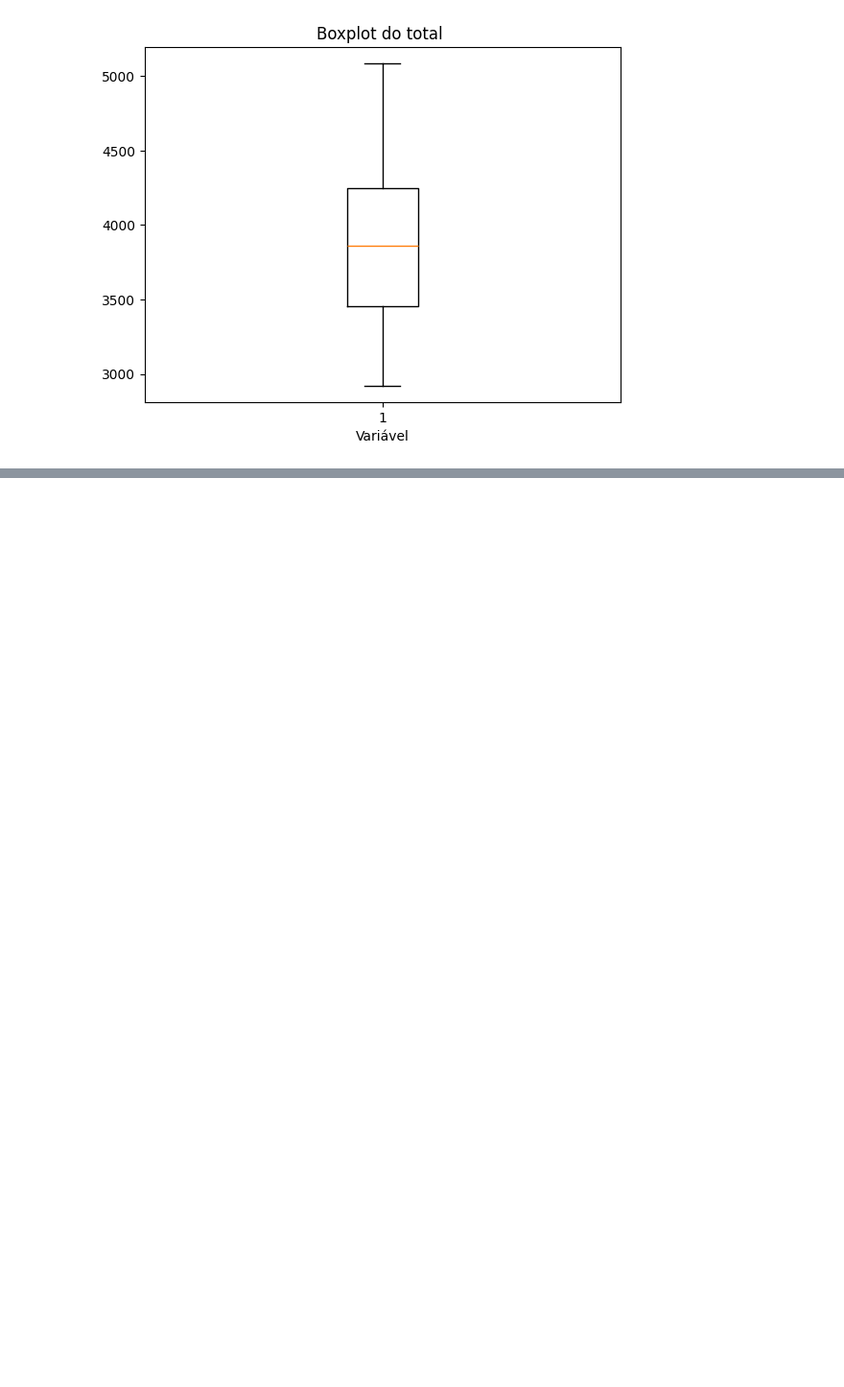
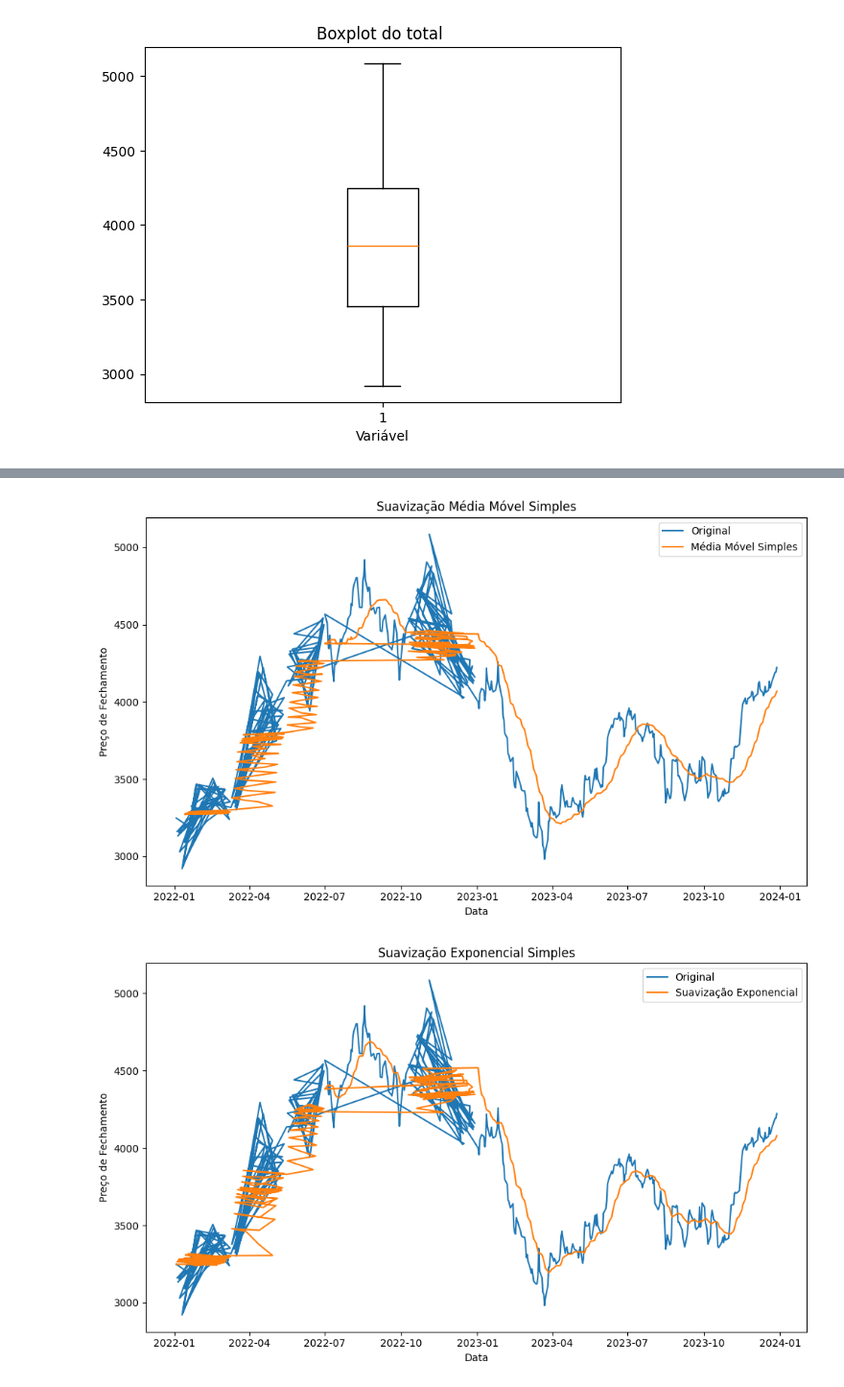
Before and after one commit to sergiolfaria/Atividades_Ciencia_De_Dados, a Jupyter notebook: Trabalho Arima/Arima.ipynb, the cells around one changed output, grey strips where cells are left out. Shown at 96% size. Cells and saved outputs as stored; diff of their text form; code cells hidden in the pictures; blank space fills up the shorter version.

```diff
--- a/Trabalho Arima/Arima.ipynb
+++ b/Trabalho Arima/Arima.ipynb
@@ -91,0 +133,57 @@ plt.show()
+# %%
+import pandas as pd
+import matplotlib.pyplot as plt
+from statsmodels.tsa.api import SimpleExpSmoothing, ExponentialSmoothing
+from statsmodels.tsa.seasonal import seasonal_decompose
+
+# Carregando os dados e configurando o índice para ser uma série temporal
+# Suponha que 'ELETROBRAS_df' seja seu dataframe com a série temporal
+
+# Exemplo de suavização média móvel simples
+window = 30  # Tamanho da janela da média móvel
+ELETROBRAS_df['Suavizacao_MMS'] = ELETROBRAS_df['Preco_Fechamento'].rolling(window=window).mean()
+
+# Plotando a suavização média móvel simples
+plt.figure(figsize=(10, 6))
+plt.plot(ELETROBRAS_df.index, ELETROBRAS_df['Preco_Fechamento'], label='Original')
+plt.plot(ELETROBRAS_df.index, ELETROBRAS_df['Suavizacao_MMS'], label='Média Móvel Simples')
+plt.title('Suavização Média Móvel Simples')
+plt.xlabel('Data')
+plt.ylabel('Preço de Fechamento')
+plt.legend()
+plt.tight_layout()
+plt.show()
+
+# Exemplo de suavização exponencial simples
+alpha = 0.1  # Fator de suavização
+model_exp = SimpleExpSmoothing(ELETROBRAS_df['Preco_Fechamento']).fit(smoothing_level=alpha)
+resultado_teste = ELETROBRAS_df['Suavizacao_EXP'] = model_exp.fittedvalues
+
+# Plotando a suavização exponencial simples
+plt.figure(figsize=(10, 6))
+plt.plot(ELETROBRAS_df.index, ELETROBRAS_df['Preco_Fechamento'], label='Original')
+plt.plot(ELETROBRAS_df.index, ELETROBRAS_df['Suavizacao_EXP'], label='Suavização Exponencial')
+plt.title('Suavização Exponencial Simples')
+plt.xlabel('Data')
+plt.ylabel('Preço de Fechamento')
+plt.legend()
+plt.tight_layout()
+plt.show()
+
+# Exemplo de suavização de Holt-Winters
+model_hw = ExponentialSmoothing(ELETROBRAS_df['Preco_Fechamento'], seasonal_periods=12, trend='add', seasonal='add').fit()
+ELETROBRAS_df['Suavizacao_HW'] = model_hw.fittedvalues
+
+# Plotando a suavização de Holt-Winters
+plt.figure(figsize=(10, 6))
+plt.plot(ELETROBRAS_df.index, ELETROBRAS_df['Preco_Fechamento'], label='Original')
+plt.plot(ELETROBRAS_df.index, ELETROBRAS_df['Suavizacao_HW'], label='Holt-Winters')
+plt.title('Suavização de Holt-Winters')
+plt.xlabel('Data')
+plt.ylabel('Preço de Fechamento')
+plt.legend()
+plt.tight_layout()
+plt.show()
+# %% [output]
+[figure, added]
+[figure, added]
```
Also changed, not shown: parts of 13 cells of this notebook.
